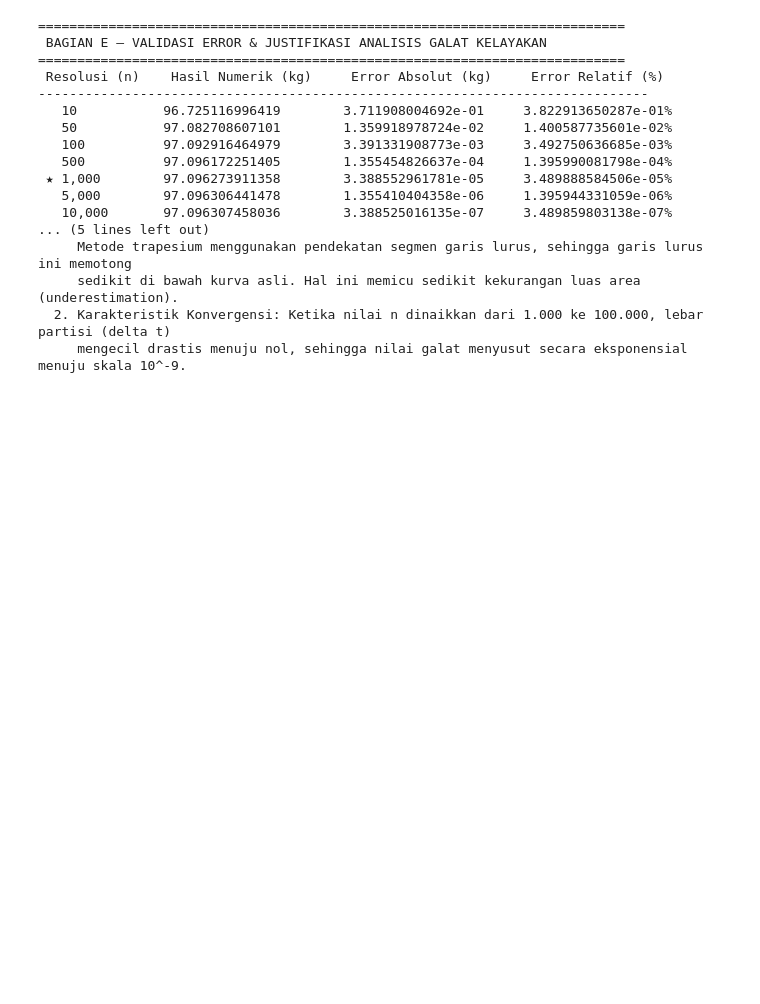
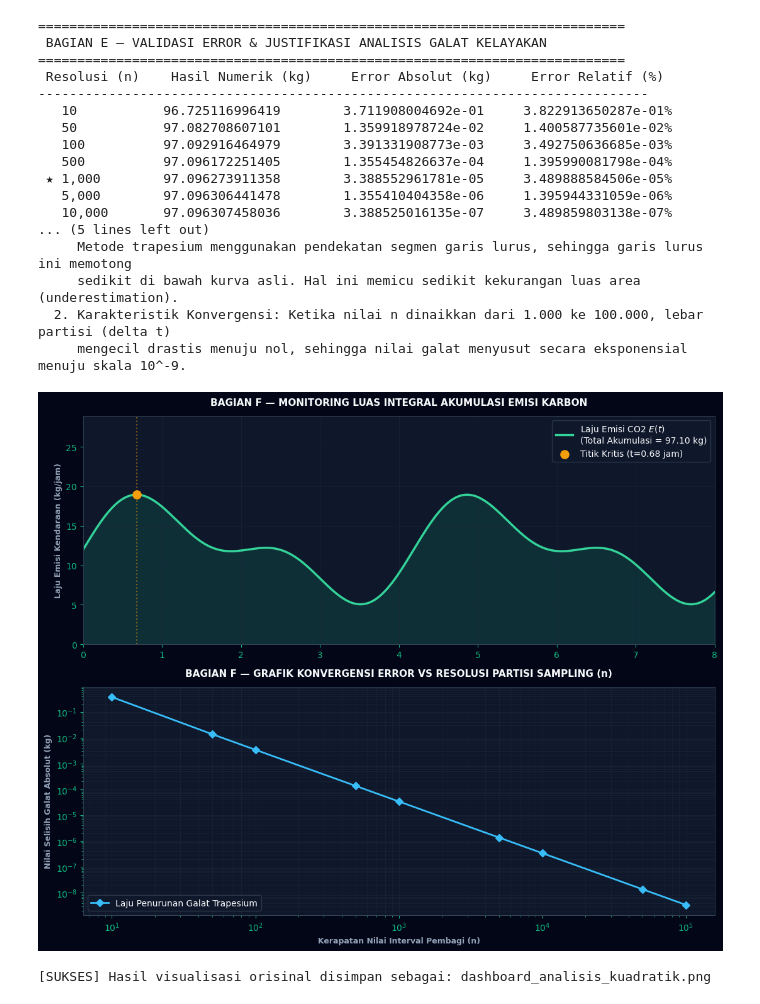
Before and after one commit to ReksAstaRaidn/TugasAkhirCalc, a Jupyter notebook: TugasAkhirCalc.ipynb, the cells around one changed output. Drawn from its saved outputs; the diff is of its cells as text; code cells hidden in the pictures; blank space fills up the shorter version.

Commit message:
memvisualisasi Matplotlib (Monitoring Luas Integral & Grafik Konvergensi) dan Interpretasi Hasil & Kesimpulan Kontekstual Ekologi Urban

```diff
--- a/TugasAkhirCalc.ipynb
+++ b/TugasAkhirCalc.ipynb
@@ -200,3 +202,56 @@ print("     mengecil drastis menuju nol, sehingga nilai galat menyusut secara ek
      sedikit di bawah kurva asli. Hal ini memicu sedikit kekurangan luas area (underestimation).
   2. Karakteristik Konvergensi: Ketika nilai n dinaikkan dari 1.000 ke 100.000, lebar partisi (delta t)
      mengecil drastis menuju nol, sehingga nilai galat menyusut secara eksponensial menuju skala 10^-9.
+# %%
+# ==============================================================
+# [F] Visualisasi Matplotlib & Interpretasi Hasil Ekologi
+# ==============================================================
+
+# Membuat kerangka grafik dengan struktur vertikal atas-bawah (2 baris, 1 kolom)
+fig, (ax_atas, ax_bawah) = plt.subplots(2, 1, figsize=(11, 9))
+
+# --- Panel Atas: Kurva Distribusi Laju Emisi & Luas Area Integral ---
+t_smooth = np.linspace(batas_bawah, batas_atas, 400)
+y_smooth = evaluasi_emisi_num(t_smooth)
+
+ax_atas.plot(t_smooth, y_smooth, color=WARNA_EMISI, linewidth=2.5,
+             label=f'Laju Emisi CO2 $E(t)$\n(Total Akumulasi = {hasil_eksak_desimal:.2f} kg)')
+ax_atas.fill_between(t_smooth, y_smooth, color=WARNA_AREA, alpha=0.15)
+
+# Ambil puncak tertinggi dari hasil sampling numerik untuk visualisasi bergelombang
+idx_puncak = np.argmax(y_smooth)
+t_puncak_analitik = t_smooth[idx_puncak]
+y_puncak_analitik = y_smooth[idx_puncak]
+ax_atas.axvline(x=t_puncak_analitik, color=WARNA_PUNCAK, linestyle=':', alpha=0.5)
+ax_atas.scatter(t_puncak_analitik, y_puncak_analitik, color=WARNA_PUNCAK, s=90, zorder=5,
+                label=f'Titik Kritis (t={t_puncak_analitik:.2f} jam)')
+
+ax_atas.set_title('BAGIAN F — MONITORING LUAS INTEGRAL AKUMULASI EMISI KARBON', fontsize=11, fontweight='bold', pad=12)
+ax_atas.set_ylabel('Laju Emisi Kendaraan (kg/jam)', fontsize=9, fontweight='bold')
+ax_atas.set_xlim(batas_bawah, batas_atas)
+ax_atas.set_ylim(0, y_puncak_analitik + 10)
+ax_atas.grid(True)
+ax_atas.legend(loc='upper right', frameon=True, facecolor='#0f172a', edgecolor='#334155')
+
+# --- Panel Bawah: Log-Log Plot Laju Penurunan Error ---
+ax_bawah.plot(variasi_n, list_galat_abs, marker='D', color=WARNA_ERROR, linewidth=2,
+              label='Laju Penurunan Galat Trapesium')
+
+ax_bawah.set_xscale('log')
+ax_bawah.set_yscale('log')
+
+ax_bawah.set_title('BAGIAN F — GRAFIK KONVERGENSI ERROR VS RESOLUSI PARTISI SAMPLING (n)', fontsize=11, fontweight='bold', pad=12)
+ax_bawah.set_xlabel('Kerapatan Nilai Interval Pembagi (n)', fontsize=9, fontweight='bold')
+ax_bawah.set_ylabel('Nilai Selisih Galat Absolut (kg)', fontsize=9, fontweight='bold')
+ax_bawah.grid(True, which="both")
+ax_bawah.legend(loc='lower left', frameon=True, facecolor='#0f172a', edgecolor='#334155')
+
+plt.tight_layout()
+# Ekspor otomatis gambar ke sistem berkas local Google Colab
+plt.savefig('dashboard_analisis_kuadratik.png', dpi=150, facecolor='#020617')
+plt.show()
+
+print("\n[SUKSES] Hasil visualisasi orisinal disimpan sebagai: dashboard_analisis_kuadratik.png")
+# %% [output]
+[figure, added]
+[SUKSES] Hasil visualisasi orisinal disimpan sebagai: dashboard_analisis_kuadratik.png
```
Also changed, not shown: parts of 1 cell of this notebook.
